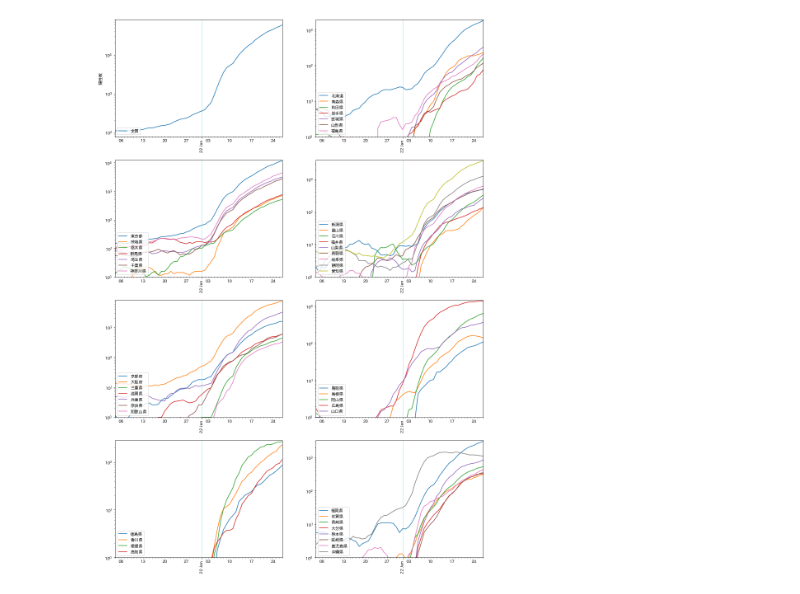
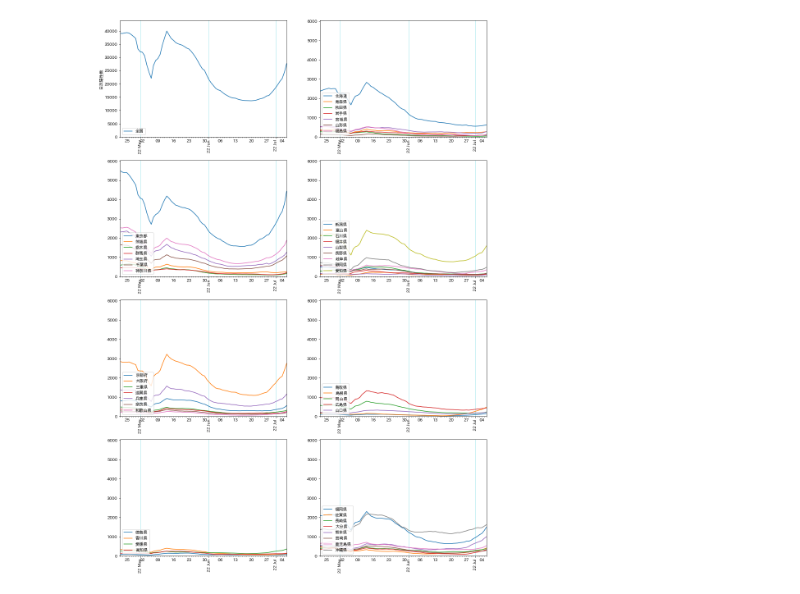
Before and after one commit to nagae/CoVid-19, a Jupyter notebook: check-plot-japan-cases_by_area.ipynb, the cells around one changed output. Saved outputs shown, nothing was run; the diff lists cells and outputs as text; code cells hidden in the pictures.

```diff
--- a/check-plot-japan-cases_by_area.ipynb
+++ b/check-plot-japan-cases_by_area.ipynb
@@ -25,27 +29,44 @@ new_case = new_case.set_index("Date")
 # %%
-recent_date = dt.datetime.today()-dt.timedelta(weeks = 9) # 17週間前の日付を取得(最初の1週間は移動平均に使うので)
+recent_date = dt.datetime.today()-dt.timedelta(weeks = 12) # 17週間前の日付を取得(最初の1週間は移動平均に使うので)
 recent_nc = new_case[new_case.index > recent_date].rolling(7).mean().dropna()
+# y軸のオーダーを取得
+yscale = "linear" # ここを log にすれば対数プロット
+if yscale == "log":
+    # 対数にする場合
+    total_nc_order = np.log10(recent_nc["ALL"].max()).astype(int)+1
+    pref_nc_order = np.log10(recent_nc.loc[:,"Hokkaido":].max().max()).astype(int)+1
+    total_ylim = (1,10**total_nc_order)
+    pref_ylim = (1,10**pref_nc_order)
+else:
+    # 線形にする場合
+    total_nc_order = (recent_nc["ALL"].max()*1.1).astype(int)+1
+    pref_nc_order = (recent_nc.loc[:,"Hokkaido":].max().max()*1.1).astype(int)+1
+    total_ylim = (0,total_nc_order)
+    pref_ylim = (0,pref_nc_order)
+
+# 図の準備
 fig, axs = plt.subplots(4,2,figsize=(8*2,6*4))
 axs = axs.flatten()
 for rid in range(len(regions)+1):
     ax = axs[rid]
     if rid == 0:
         recent_nc["ALL"].plot(ax=ax, label=JP_pref_of["ALL"])
-        ax.set_ylabel("陽性数")
+        ax.set_ylabel("日次陽性数")
+        ax.set_ylim(total_ylim)
     else:
         region_name = list(regions.keys())[rid-1]
         region_df = recent_nc[regions[region_name]]
         region_df.columns = [JP_pref_of[p] for p in regions[region_name]]
         region_df.plot(ax=ax)
-        ax.set_ylim([1,ax.get_ylim()[1]])
-    ax.set_yscale('log')
+        ax.set_ylim(pref_ylim)
+    ax.set_yscale(yscale)
     ax.set_xlabel("")
     ax.legend(loc='lower left')
     ax.xaxis.set_major_locator(mdates.MonthLocator()) # 主目盛りを月ごとに設定
     ax.xaxis.set_major_formatter(mdates.DateFormatter("%y %b")) # 主目盛りの表示を英語の月名短縮形にする
     ax.grid(which='major', axis='x', linestyle='-', color='tab:cyan', alpha=0.5) # 主目盛りのグリッドを水色にして，半透明にする
     plt.setp(ax.get_xticklabels(which='major'), rotation=90)
-plt.savefig('fig/CoVid19-Japan-recent-cases_by_area.png', bbox_inches='tight')
+#plt.savefig('fig/CoVid19-Japan-recent-cases_by_area.png', bbox_inches='tight')
 plt.show()
 # %% [output]
-[figure, old version]
+[figure, new version]
```
Also changed, not shown: parts of 3 cells of this notebook, 7 other files.
